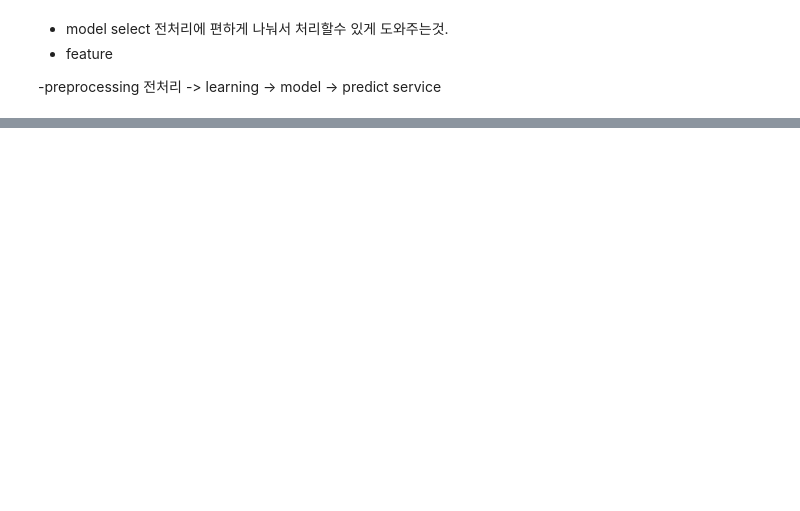
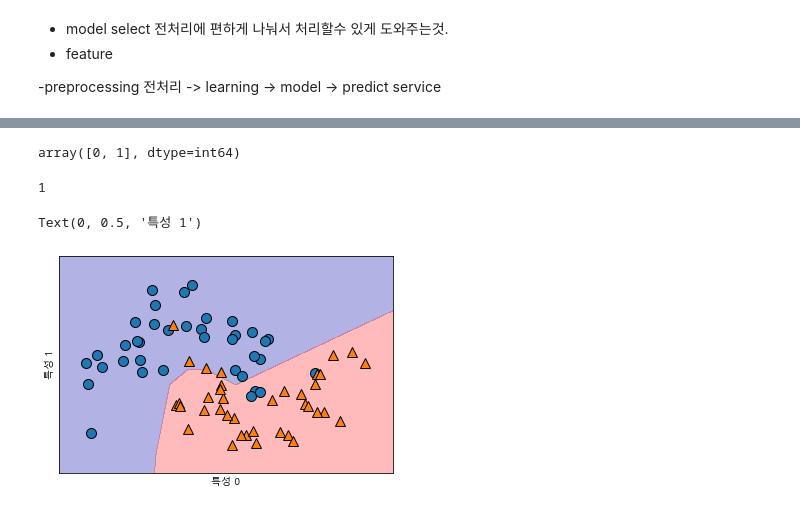
Before and after one commit to Joonyeong97/Python_study, a Jupyter notebook: Python/script/scikit/15일차.ipynb, the cells around one changed output, grey strips where cells are left out. Saved outputs shown, nothing was run; the diff lists cells and outputs as text; code cells hidden in the pictures; blank space fills up the shorter version.

```diff
--- a/Python/script/scikit/15일차.ipynb
+++ b/Python/script/scikit/15일차.ipynb
@@ -37,0 +126,27 @@
+# %%
+mlp.classes_
+# %% [output]
+array([0, 1], dtype=int64)
+# %%
+mlp.n_outputs_
+# %% [output]
+1
+# %%
+# 레이어가 2개, 10개이상주면 기울기 소실문제~
+# 멀티레이어로 XOR문제를 해결, 정확도가 높아지는 것 발견
+mlp = MLPClassifier(solver='lbfgs', # 과적합
+                   random_state=0, hidden_layer_sizes=[10,5,10,2]).fit(X_train, y_train)
+# SVM의 논리는 : 고차원으로 데이터를 확장 (유일한놈!!) Support vector marchine
+    # - 정확도가 높고
+    # - 과적합을 방지 - 그 중앙선을 찾아가기때문에!~
+    # SVC(Classifier) , SVR (Regressor)
+# 히든 레이어 사이즈 지정시 무엇을 지정하는가?
+# 바로 출력차수만 지정해주면 됨 (추출할 특징수)
+# 2*10 , 10*10
+mglearn.plots.plot_2d_separator(mlp,X_train,fill = True, alpha=.3)
+mglearn.discrete_scatter(X_train[:,0],X_train[:,1],y_train)
+plt.xlabel("특성 0")
+plt.ylabel("특성 1")
+# %% [output]
+Text(0, 0.5, '특성 1')
+[figure, added]
```
Also changed, not shown: parts of 37 cells of this notebook, 2 other files.
